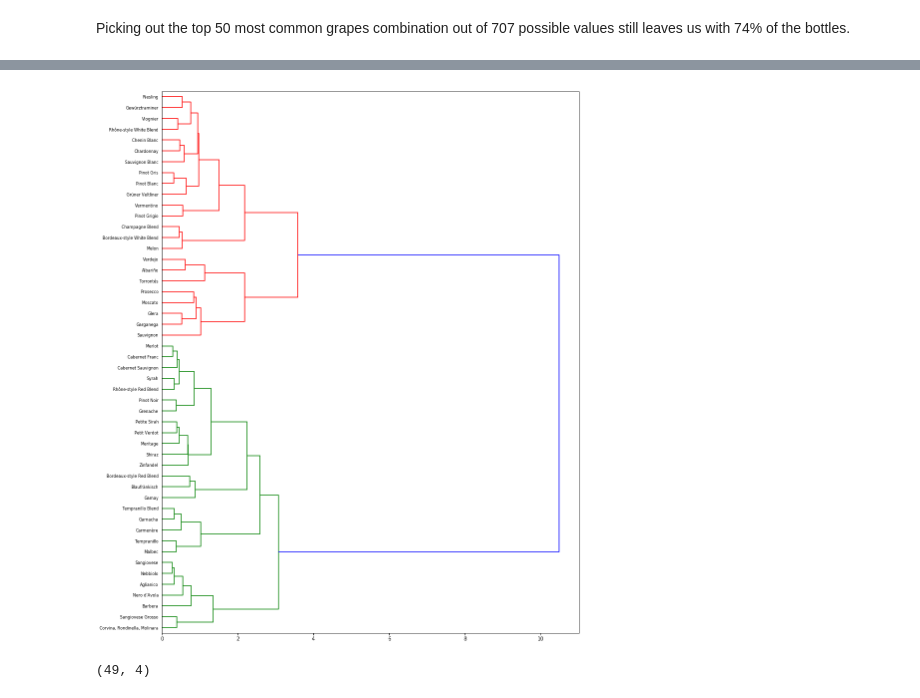
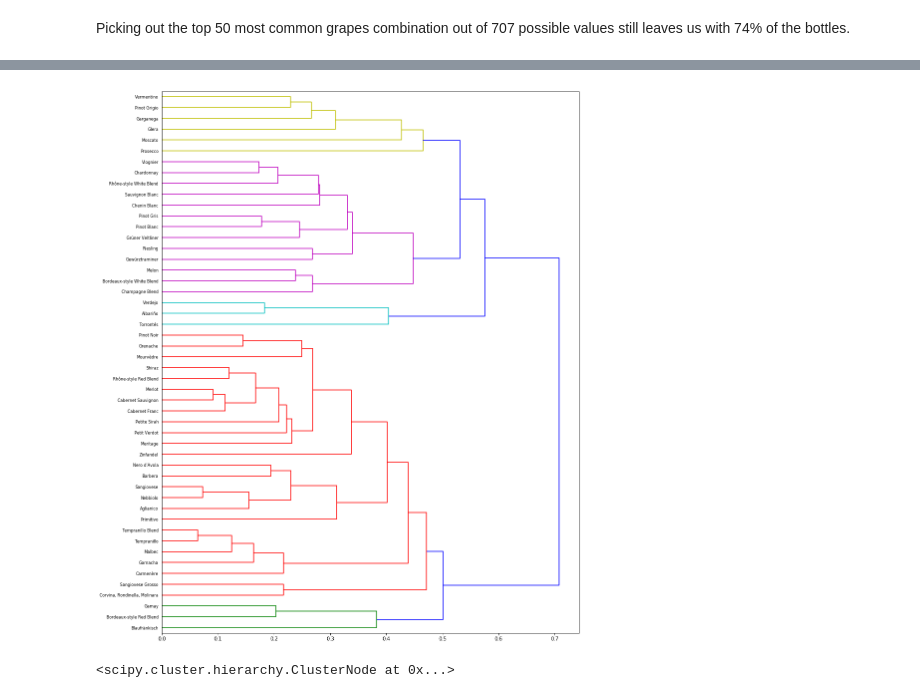
Before and after one commit to nh273/davinci, a Jupyter notebook: Wine/Wines.ipynb, the cells around one changed output, grey strips where cells are left out. Cells and saved outputs as stored; diff of their text form; code cells hidden in the pictures.

```diff
--- a/Wine/Wines.ipynb
+++ b/Wine/Wines.ipynb
@@ -27,0 +29,3 @@ df = pd.read_csv(DATA_MAG, index_col=0)
+# %%
+df = df.drop_duplicates()
+df.shape
@@ -127,3 +214,6 @@ Name: varietal, dtype: int64
+# %%
+df['varietal'] = df['varietal'].map(lambda x: 'Sauvignon Blanc' if x == 'Sauvignon' else x)
+df['varietal'] = df['varietal'].map(lambda x: 'Shiraz' if x == 'Syrah' else x)
 # %% [markdown]
 The average (mean) province contributes about 300 wines to the list. But obviously some provinces dominate.
 # %%
@@ -178,3 +248,5 @@ top_grape_country
+# %%
+df['country_varietal'] = df['country']+ ' ' +df['varietal']
 # %%
 top_grape = df['varietal'].value_counts().nlargest(50).to_frame('count').reset_index()
 top_grape.rename(columns={'index':'varietal'}, inplace=True)
@@ -356,4 +482,4 @@ len(df[df['varietal'].isin(top_grape_names)])/len(df)
 # %% [markdown]
 Picking out the top 50 most common grapes combination out of 707 possible values still leaves us with 74% of the bottles.
 # %%
-top_varietals = varietal_df.iloc[top_id]['varietal'].values
+top_varietal_labels = varietal_df.iloc[top_id]['varietal'].values
@@ -362,12 +499,11 @@ top_tfidf_matrix = tfidf_matrix[top_id]
 # %%
-dist = 1 - cosine_similarity(top_tfidf_matrix)
-linkage_matrix = ward(dist)
+linkage_matrix = linkage(top_tfidf_matrix.todense(), method='average', metric='cosine')
 fig, ax = plt.subplots(figsize=(15, 20)) # set size
 ax = dendrogram(linkage_matrix, orientation="right",
-                labels=top_varietals)
+                labels=top_varietal_labels)
 # %% [output]
-[figure, old version]
+[figure, new version]
-# %%
-linkage_matrix.shape
-# %% [output]
-(49, 4)
+# %%
+to_tree(linkage_matrix)
+# %% [output]
+<scipy.cluster.hierarchy.ClusterNode at 0x...>
```
Also changed, not shown: parts of 35 cells of this notebook, 1 other file.
